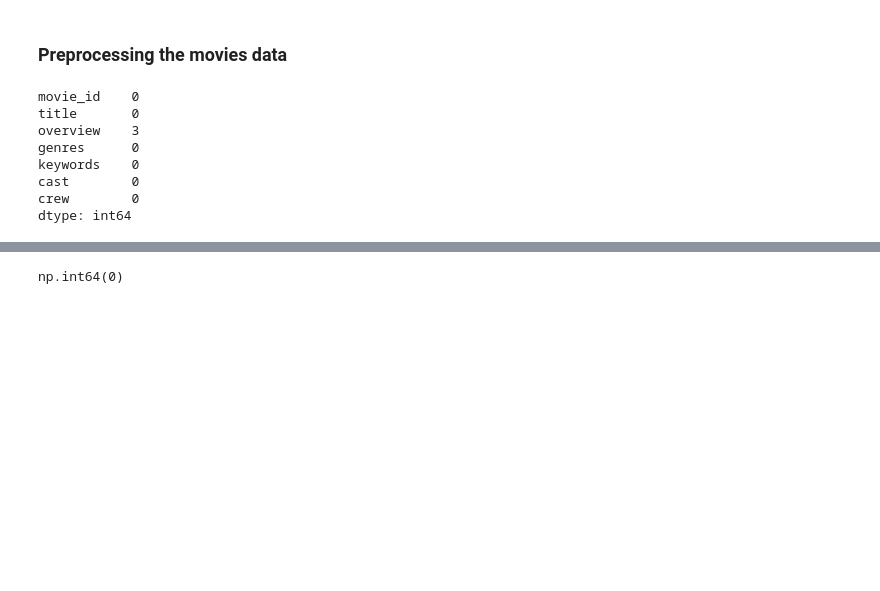
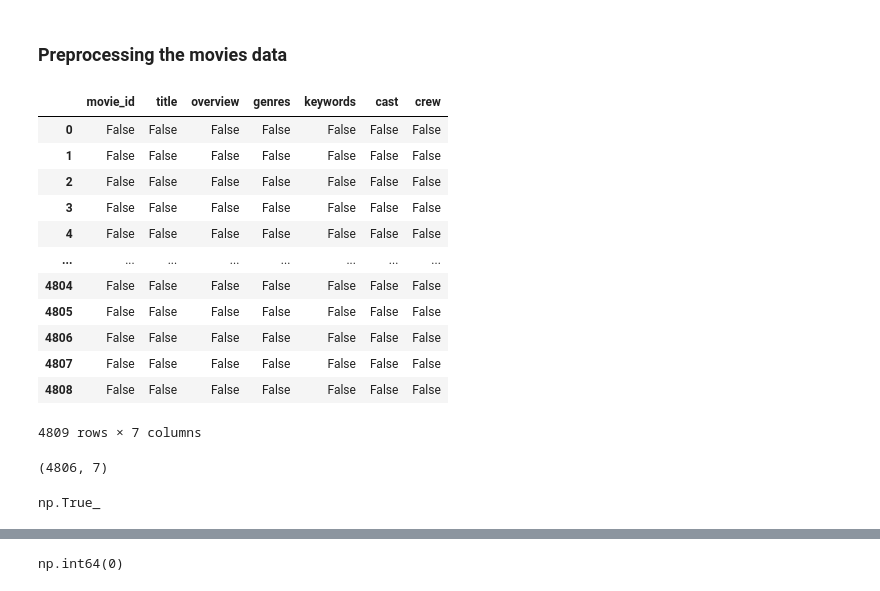
Before and after one commit to 19aron98/Movie-Recommender-System, a Jupyter notebook: research/trails.ipynb, the cells around one changed output, grey strips where cells are left out. Cells and saved outputs as stored; diff of their text form; code cells hidden in the pictures; blank space fills up the shorter version.

```diff
--- a/research/trails.ipynb
+++ b/research/trails.ipynb
@@ -71,3 +71,19 @@ movies.head()
 | 4 | 49529 | John Carter | John Carter is a war-weary, forme... | [{"id": 28, "name": "Action"}, {"... | [{"id": 818, "name": "based on no... | [{"cast_id": 5, "character": "Joh... | [{"credit_id": "52fe479ac3a36847f... |
 # %% [markdown]
 ### Preprocessing the movies data
+# %%
+movies.isna()!=0
+# %% [output]
+|  | movie_id | title | overview | genres | keywords | cast | crew |
+| 0 | False | False | False | False | False | False | False |
+| 1 | False | False | False | False | False | False | False |
+| 2 | False | False | False | False | False | False | False |
+| 3 | False | False | False | False | False | False | False |
+| 4 | False | False | False | False | False | False | False |
+| ... | ... | ... | ... | ... | ... | ... | ... |
+| 4804 | False | False | False | False | False | False | False |
+| 4805 | False | False | False | False | False | False | False |
+| 4806 | False | False | False | False | False | False | False |
+| 4807 | False | False | False | False | False | False | False |
+| 4808 | False | False | False | False | False | False | False |
+4809 rows × 7 columns
@@ -74,13 +105,10 @@ movies.head()
+# %%
+data.shape
+# %% [output]
+(4806, 7)
 # %%
-movies.isnull().sum()
+movies.isna().sum().sum() > 0
 # %% [output]
-movie_id    0
-title       0
-overview    3
-genres      0
-keywords    0
-cast        0
-crew        0
-dtype: int64
+np.True_
 # %%
 movies.dropna(inplace=True)
```
Also changed, not shown: parts of 17 cells of this notebook, 1 other file.
